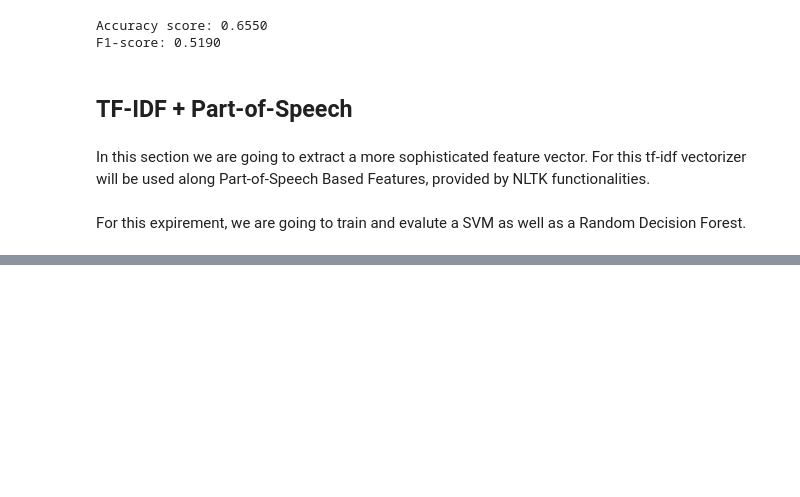
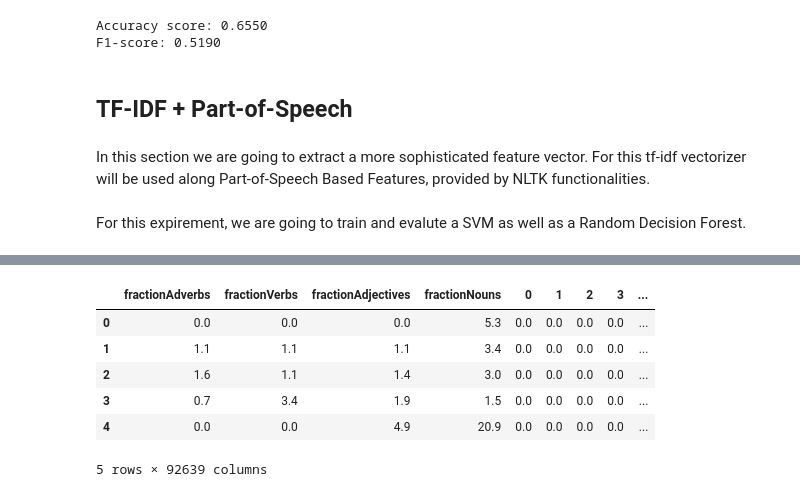
Before and after one commit to PanPapag/Toxic-Comments-Classification, a Jupyter notebook: toxic_commments_classification.ipynb, the cells around one changed output, grey strips where cells are left out. Saved outputs shown, nothing was run; the diff lists cells and outputs as text; code cells hidden in the pictures; blank space fills up the shorter version.

```diff
--- a/toxic_commments_classification.ipynb
+++ b/toxic_commments_classification.ipynb
@@ -330,0 +344,30 @@ test_tfidf_data = pd.DataFrame(test_tfidf_vec.toarray())
+# %%
+# Calculate adverbs fraction
+train_df['fractionAdverbs'] = train_df['Comment'].apply(lambda x: count_fractions(x, 'RB'))
+test_df['fractionAdverbs'] = test_df['Comment'].apply(lambda x: count_fractions(x, 'RB'))
+# %%
+# Calculate verbs fraction
+train_df['fractionVerbs'] = train_df['Comment'].apply(lambda x: count_fractions(x, 'VB'))
+test_df['fractionVerbs'] = test_df['Comment'].apply(lambda x: count_fractions(x, 'VB'))
+# %%
+# Calculate adjectives fraction
+train_df['fractionAdjectives'] = train_df['Comment'].apply(lambda x: count_fractions(x, 'JJ'))
+test_df['fractionAdjectives'] = test_df['Comment'].apply(lambda x: count_fractions(x, 'JJ'))
+# %%
+# Calculate nouns fraction
+train_df['fractionNouns'] = train_df['Comment'].apply(lambda x: count_fractions(x, 'NN'))
+test_df['fractionNouns'] = test_df['Comment'].apply(lambda x: count_fractions(x, 'NN'))
+# %%
+# Concat features to formulate the final data for train set
+train_final_data = pd.concat([train_df['fractionAdverbs'], train_df['fractionVerbs'],
+                              train_df['fractionAdjectives'], train_df['fractionNouns'],
+                              train_tfidf_data], axis=1)
+train_final_data.head()
+# %% [output]
+|  | fractionAdverbs | fractionVerbs | fractionAdjectives | fractionNouns | 0 | 1 | 2 | 3 | ... |
+| 0 | 0.0 | 0.0 | 0.0 | 5.3 | 0.0 | 0.0 | 0.0 | 0.0 | ... |
+| 1 | 1.1 | 1.1 | 1.1 | 3.4 | 0.0 | 0.0 | 0.0 | 0.0 | ... |
+| 2 | 1.6 | 1.1 | 1.4 | 3.0 | 0.0 | 0.0 | 0.0 | 0.0 | ... |
+| 3 | 0.7 | 3.4 | 1.9 | 1.5 | 0.0 | 0.0 | 0.0 | 0.0 | ... |
+| 4 | 0.0 | 0.0 | 4.9 | 20.9 | 0.0 | 0.0 | 0.0 | 0.0 | ... |
+5 rows × 92639 columns
```
Also changed, not shown: parts of 8 cells of this notebook.
